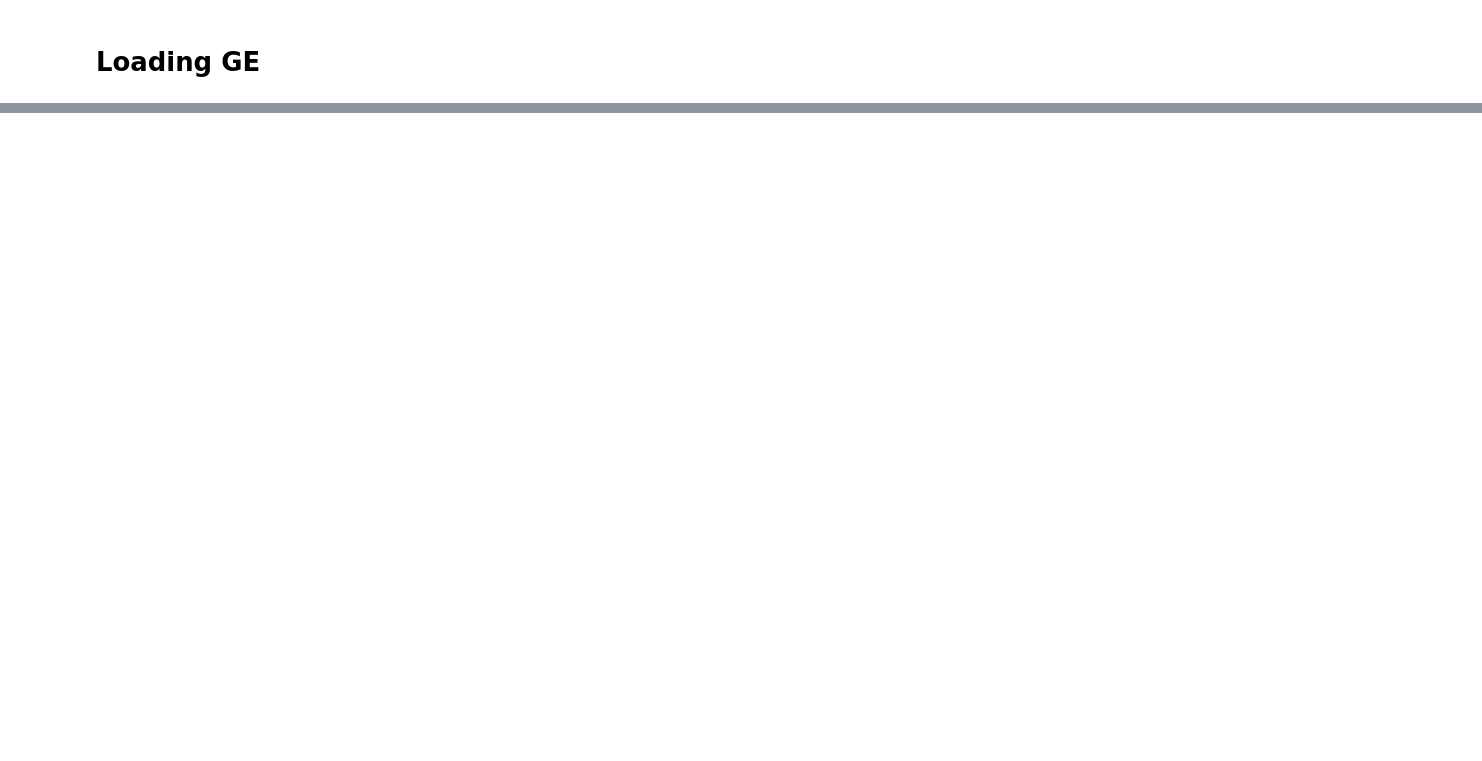
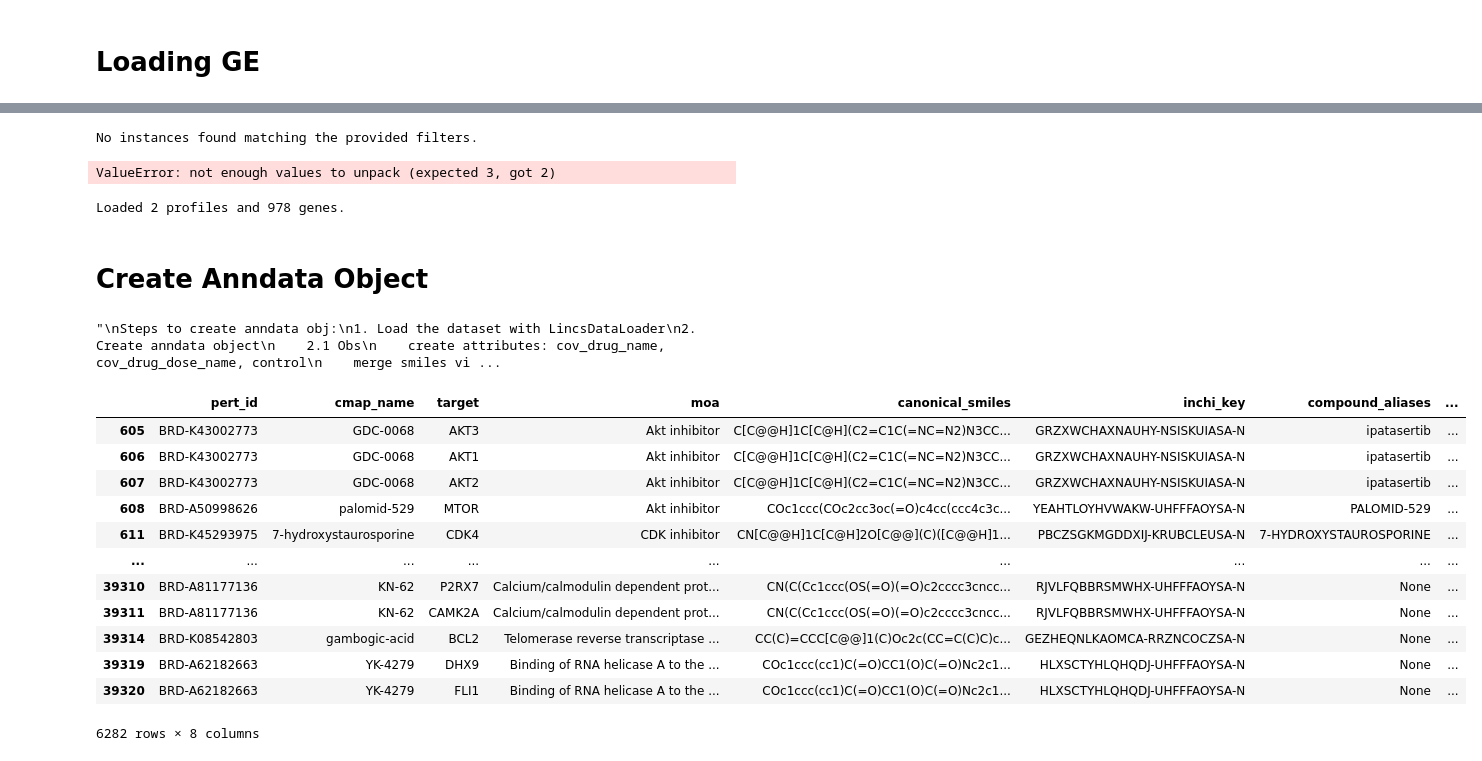
Before and after one commit to animichellegalstyan/prnet_eval, a Jupyter notebook: data_preprocessing/preprocessing_notebook.ipynb, the cells around one changed output, grey strips where cells are left out. Drawn from its saved outputs; the diff is of its cells as text; code cells hidden in the pictures; blank space fills up the shorter version.

```diff
--- a/data_preprocessing/preprocessing_notebook.ipynb
+++ b/data_preprocessing/preprocessing_notebook.ipynb
@@ -205,0 +357,61 @@ selectors_gene = ["gene_symbol", "ensembl_id", "gene_type", "feature_space", "ge
+# %%
+filtered_metadata_ctl, gene_metadata_ctl, expression_matrix_ctl = dataloader_ctl.get_gene_expression(inst_filters=inst_filters_ctl)
+
+if expression_matrix_ctl is not None:
+    print(
+        f"Loaded {expression_matrix_ctl.shape[0]} profiles and {expression_matrix_ctl.shape[1]} genes."
+    )
+# %% [output]
+No instances found matching the provided filters.
+ValueError: not enough values to unpack (expected 3, got 2)
+# %%
+filtered_metadata_comp, gene_metadata_comp, expression_matrix_comp = dataloader_comp.get_gene_expression(
+    inst_filters=inst_filters_comp, gene_filters=gene_filters_comp
+)
+
+if expression_matrix_comp is not None:
+    print(
+        f"Loaded {expression_matrix_comp.shape[0]} profiles and {expression_matrix_comp.shape[1]} genes."
+    )
+# %% [output]
+Loaded 2 profiles and 978 genes.
+# %% [markdown]
+# Create Anndata Object
+# %%
+"""
+Steps to create anndata obj:
+1. Load the dataset with LincsDataLoader
+2. Create anndata object
+    2.1 Obs
+    create attributes: cov_drug_name, cov_drug_dose_name, control
+    merge smiles via pert_id, since pert_id is not unique, here is how to proceed:
+    - pert_id's occur multiple times because their salt form, batch or similar differ.
+    - for smiles this is irrelevant, as they still have the same string since they are the same compund.
+      (Please check this first in notebook)
+    - deduplicate and ONLY map the information on the smiles strings
+
+    -- Preprocessing ---
+3. Divide the dataset into control perturbations and non-control
+4. Each perturbed observation gets an unperturbed observation
+5. Delete all unpaired observations left (show how many were deleted!)
+"""
+# %% [output]
+"\nSteps to create anndata obj:\n1. Load the dataset with LincsDataLoader\n2. Create anndata object\n    2.1 Obs\n    create attributes: cov_drug_name, cov_drug_dose_name, control\n    merge smiles vi ...
+# %%
+duplicate_pert_id_df = comp_info_merged[comp_info_merged.duplicated(subset=["pert_id"], keep=False)]
+# %%
+duplicate_pert_id_df
+# %% [output]
+|  | pert_id | cmap_name | target | moa | canonical_smiles | inchi_key | compound_aliases | ... |
+| 605 | BRD-K43002773 | GDC-0068 | AKT3 | Akt inhibitor | C[C@@H]1C[C@H](C2=C1C(=NC=N2)N3CC... | GRZXWCHAXNAUHY-NSISKUIASA-N | ipatasertib | ... |
+| 606 | BRD-K43002773 | GDC-0068 | AKT1 | Akt inhibitor | C[C@@H]1C[C@H](C2=C1C(=NC=N2)N3CC... | GRZXWCHAXNAUHY-NSISKUIASA-N | ipatasertib | ... |
+| 607 | BRD-K43002773 | GDC-0068 | AKT2 | Akt inhibitor | C[C@@H]1C[C@H](C2=C1C(=NC=N2)N3CC... | GRZXWCHAXNAUHY-NSISKUIASA-N | ipatasertib | ... |
+| 608 | BRD-A50998626 | palomid-529 | MTOR | Akt inhibitor | COc1ccc(COc2cc3oc(=O)c4cc(ccc4c3c... | YEAHTLOYHVWAKW-UHFFFAOYSA-N | PALOMID-529 | ... |
+| 611 | BRD-K45293975 | 7-hydroxystaurosporine | CDK4 | CDK inhibitor | CN[C@@H]1C[C@H]2O[C@@](C)([C@@H]1... | PBCZSGKMGDDXIJ-KRUBCLEUSA-N | 7-HYDROXYSTAUROSPORINE | ... |
+| ... | ... | ... | ... | ... | ... | ... | ... | ... |
+| 39310 | BRD-A81177136 | KN-62 | P2RX7 | Calcium/calmodulin dependent prot... | CN(C(Cc1ccc(OS(=O)(=O)c2cccc3cncc... | RJVLFQBBRSMWHX-UHFFFAOYSA-N | None | ... |
+| 39311 | BRD-A81177136 | KN-62 | CAMK2A | Calcium/calmodulin dependent prot... | CN(C(Cc1ccc(OS(=O)(=O)c2cccc3cncc... | RJVLFQBBRSMWHX-UHFFFAOYSA-N | None | ... |
+| 39314 | BRD-K08542803 | gambogic-acid | BCL2 | Telomerase reverse transcriptase ... | CC(C)=CCC[C@@]1(C)Oc2c(CC=C(C)C)c... | GEZHEQNLKAOMCA-RRZNCOCZSA-N | None | ... |
+| 39319 | BRD-A62182663 | YK-4279 | DHX9 | Binding of RNA helicase A to the ... | COc1ccc(cc1)C(=O)CC1(O)C(=O)Nc2c1... | HLXSCTYHLQHQDJ-UHFFFAOYSA-N | None | ... |
+| 39320 | BRD-A62182663 | YK-4279 | FLI1 | Binding of RNA helicase A to the ... | COc1ccc(cc1)C(=O)CC1(O)C(=O)Nc2c1... | HLXSCTYHLQHQDJ-UHFFFAOYSA-N | None | ... |
+6282 rows × 8 columns
```
Also changed, not shown: parts of 39 cells of this notebook, 4 other files.
